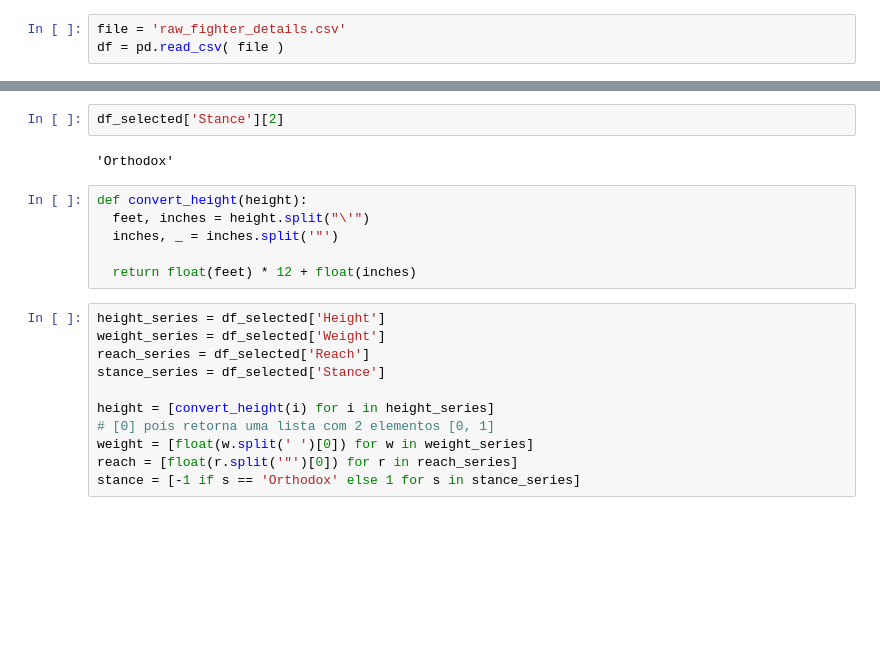
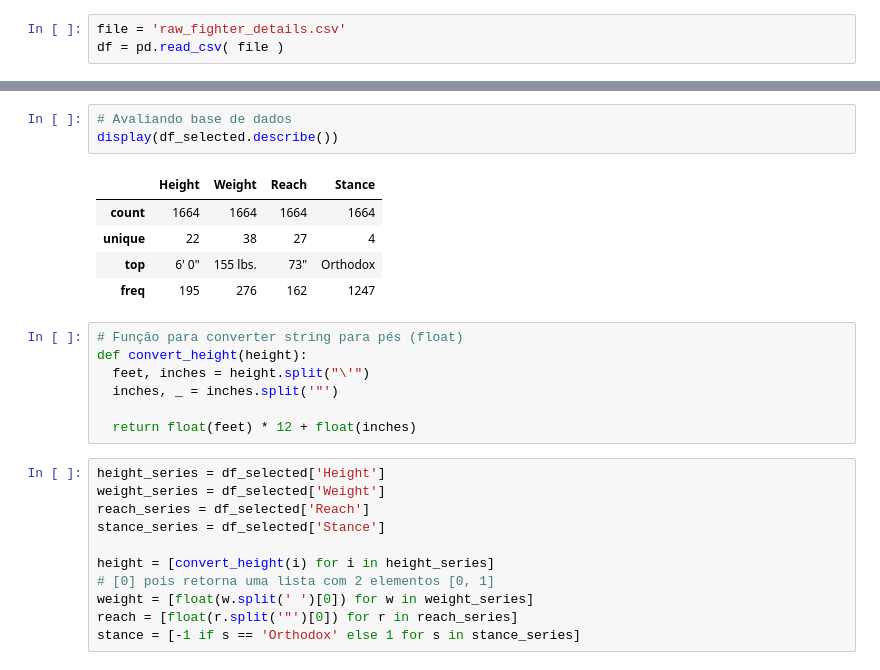
Before and after one commit to MaxVieiraSantiago/Machine-Learning-Algorithms, a Jupyter notebook: Linear Regression/Linear_Regression_05.ipynb, the cells around one changed output, grey strips where cells are left out. Cells and saved outputs as stored; diff of their text form; blank space fills up the shorter version.

```diff
--- a/Linear Regression/Linear_Regression_05.ipynb
+++ b/Linear Regression/Linear_Regression_05.ipynb
@@ -35,8 +21,14 @@ df_selected
-# %%
-df_selected['Stance'][2]
-# %% [output]
-'Orthodox'
+# %%
+# Avaliando base de dados
+display(df_selected.describe())
+# %% [output]
+|  | Height | Weight | Reach | Stance |
+| count | 1664 | 1664 | 1664 | 1664 |
+| unique | 22 | 38 | 27 | 4 |
+| top | 6' 0" | 155 lbs. | 73" | Orthodox |
+| freq | 195 | 276 | 162 | 1247 |
 # %%
+# Função para converter string para pés (float)
 def convert_height(height):
   feet, inches = height.split("\'")
   inches, _ = inches.split('"')
```
Also changed, not shown: parts of 25 cells of this notebook.
